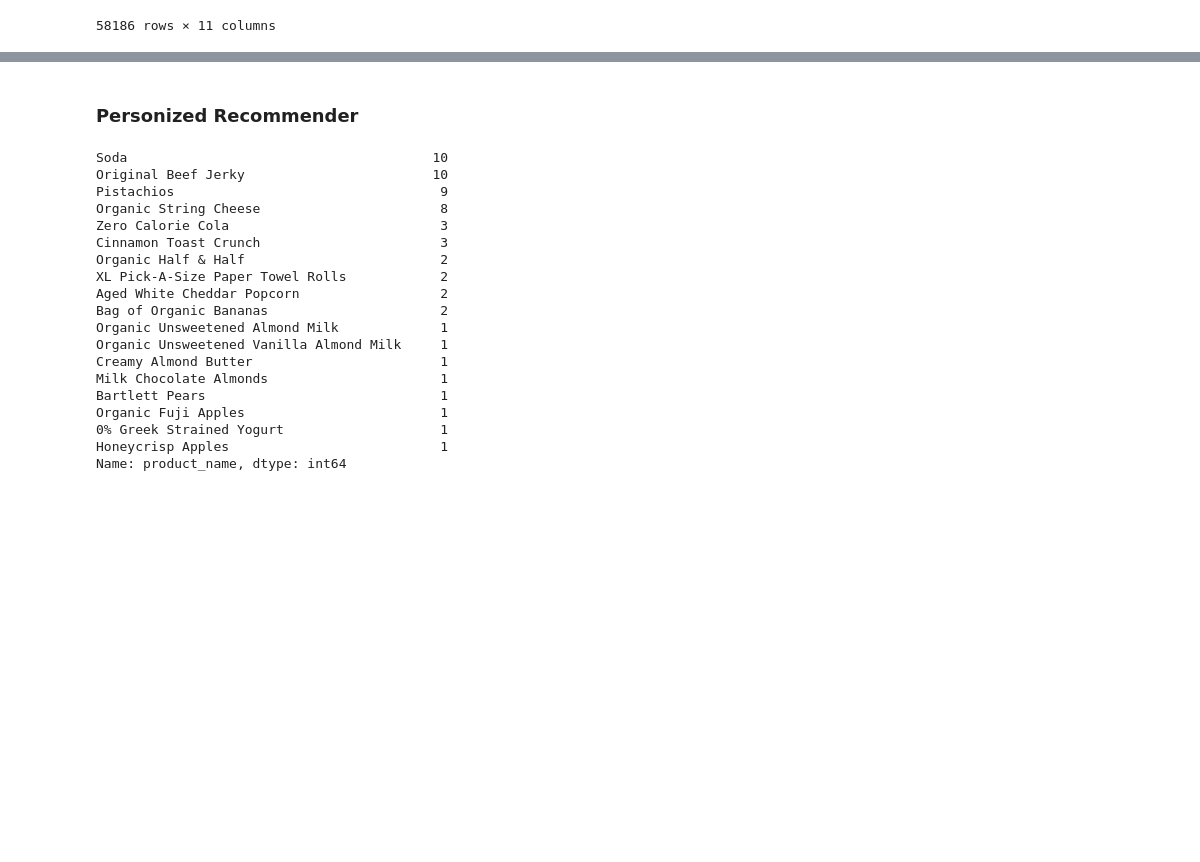
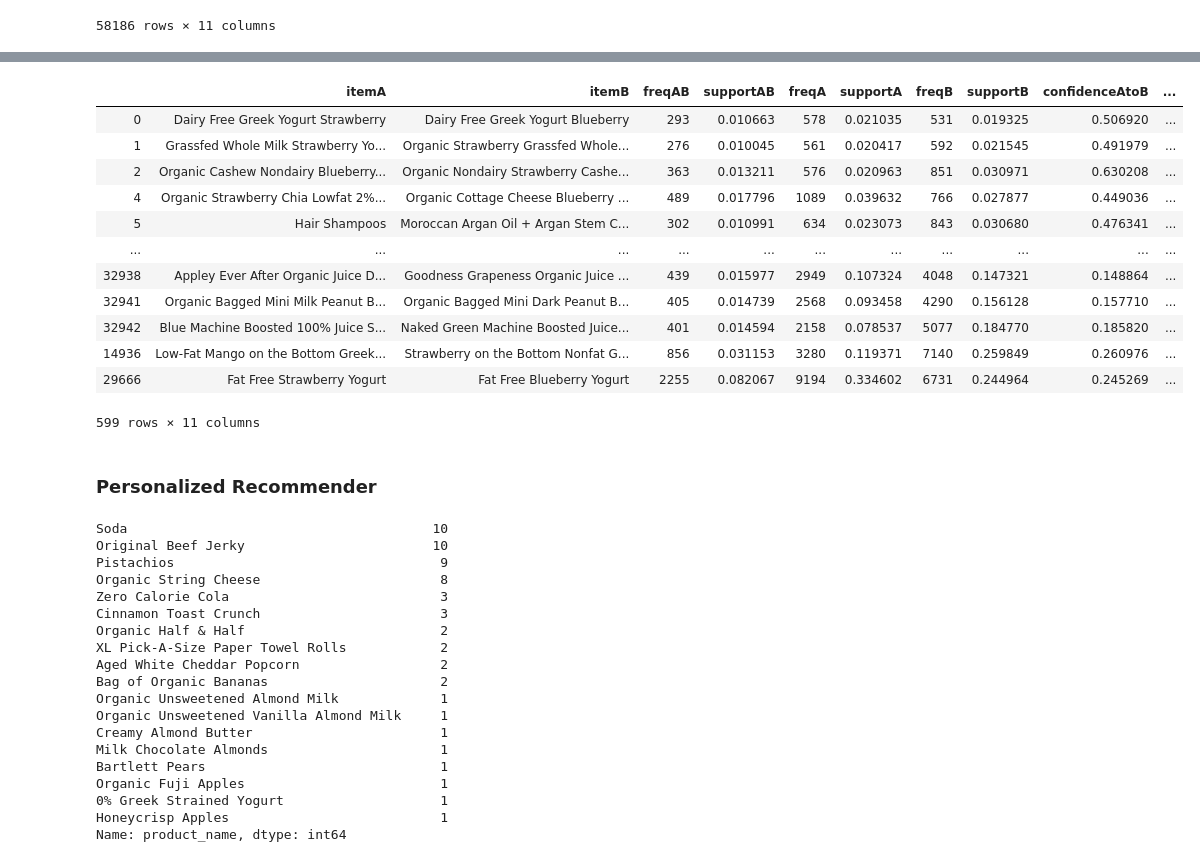
Before and after one commit to arthurcw/NWDS_Instacart, a Jupyter notebook: Shopping Recommender/association-rules-mining-market-basket-analysis.ipynb, the cells around one changed output, grey strips where cells are left out. Saved outputs shown, nothing was run; the diff lists cells and outputs as text; code cells hidden in the pictures; blank space fills up the shorter version.

```diff
--- a/Shopping Recommender/association-rules-mining-market-basket-analysis.ipynb
+++ b/Shopping Recommender/association-rules-mining-market-basket-analysis.ipynb
@@ -21,22 +2,0 @@ Here's the generator that implements the above tasks:
-# %%
-import numpy as np
-from itertools import combinations, groupby
-from collections import Counter
-
-# Sample data
-orders = np.array([[1,'apple'], [1,'egg'], [1,'milk'], [2,'egg'], [2,'milk']], dtype=object)
-
-# Generator that yields item pairs, one at a time
-def get_item_pairs(order_item):
-
-    # For each order, generate a list of items in that order
-    for order_id, order_object in groupby(orders, lambda x: x[0]):
-        item_list = [item[1] for item in order_object]
-
-        # For each item list, generate item pairs, one at a time
-        for item_pair in combinations(item_list, 2):
-            yield item_pair
-
-
-# Counter iterates through the item pairs returned by our generator and keeps a tally of their occurrence
-Counter(get_item_pairs(orders))
@@ -541,9 +461,24 @@ rules_final.sort_values("lift", axis = 0, ascending = False)
 # %%
 lift_over_1 = rules_final[rules_final['lift'] > 1]
+lift_over_1
+# %% [output]
+|  | itemA | itemB | freqAB | supportAB | freqA | supportA | freqB | supportB | confidenceAtoB | ... |
+| 0 | Dairy Free Greek Yogurt Strawberry | Dairy Free Greek Yogurt Blueberry | 293 | 0.010663 | 578 | 0.021035 | 531 | 0.019325 | 0.506920 | ... |
+| 1 | Grassfed Whole Milk Strawberry Yo... | Organic Strawberry Grassfed Whole... | 276 | 0.010045 | 561 | 0.020417 | 592 | 0.021545 | 0.491979 | ... |
+| 2 | Organic Cashew Nondairy Blueberry... | Organic Nondairy Strawberry Cashe... | 363 | 0.013211 | 576 | 0.020963 | 851 | 0.030971 | 0.630208 | ... |
+| 4 | Organic Strawberry Chia Lowfat 2%... | Organic Cottage Cheese Blueberry ... | 489 | 0.017796 | 1089 | 0.039632 | 766 | 0.027877 | 0.449036 | ... |
+| 5 | Hair Shampoos | Moroccan Argan Oil + Argan Stem C... | 302 | 0.010991 | 634 | 0.023073 | 843 | 0.030680 | 0.476341 | ... |
+| ... | ... | ... | ... | ... | ... | ... | ... | ... | ... | ... |
+| 32938 | Appley Ever After Organic Juice D... | Goodness Grapeness Organic Juice ... | 439 | 0.015977 | 2949 | 0.107324 | 4048 | 0.147321 | 0.148864 | ... |
+| 32941 | Organic Bagged Mini Milk Peanut B... | Organic Bagged Mini Dark Peanut B... | 405 | 0.014739 | 2568 | 0.093458 | 4290 | 0.156128 | 0.157710 | ... |
+| 32942 | Blue Machine Boosted 100% Juice S... | Naked Green Machine Boosted Juice... | 401 | 0.014594 | 2158 | 0.078537 | 5077 | 0.184770 | 0.185820 | ... |
+| 14936 | Low-Fat Mango on the Bottom Greek... | Strawberry on the Bottom Nonfat G... | 856 | 0.031153 | 3280 | 0.119371 | 7140 | 0.259849 | 0.260976 | ... |
+| 29666 | Fat Free Strawberry Yogurt | Fat Free Blueberry Yogurt | 2255 | 0.082067 | 9194 | 0.334602 | 6731 | 0.244964 | 0.245269 | ... |
+599 rows × 11 columns
 # %%
 # lift_over_1.to_csv('lift_over_1_cluster_0.csv', encoding='utf-8')
 # %% [markdown]
-### Personized Recommender
+### Personalized Recommender
 # %%
 # example User 1 Shopping history
 user_1 = orders_all[orders_all['user_id'] == 1]
```
Also changed, not shown: parts of 13 cells of this notebook, 1 other file.
